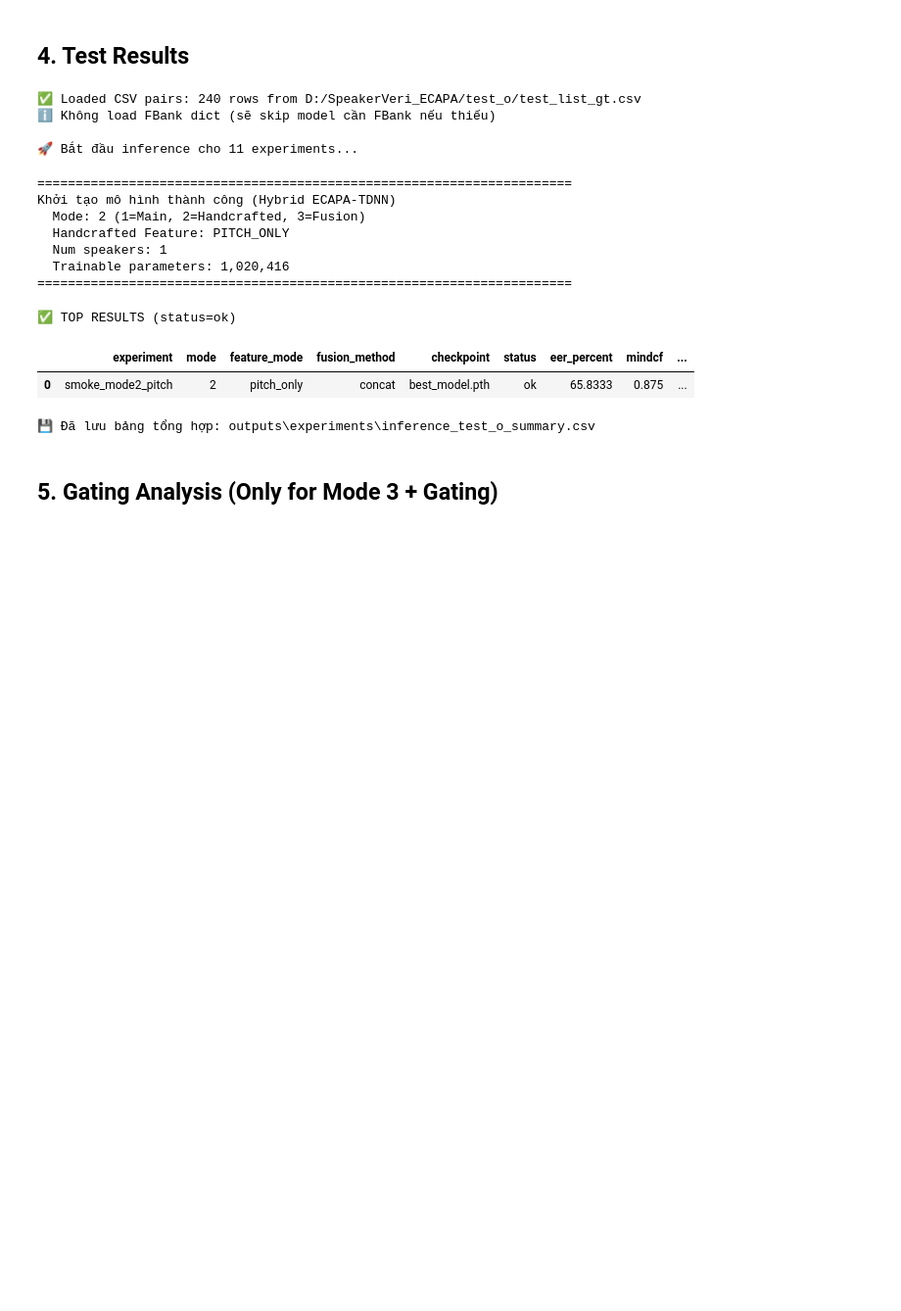
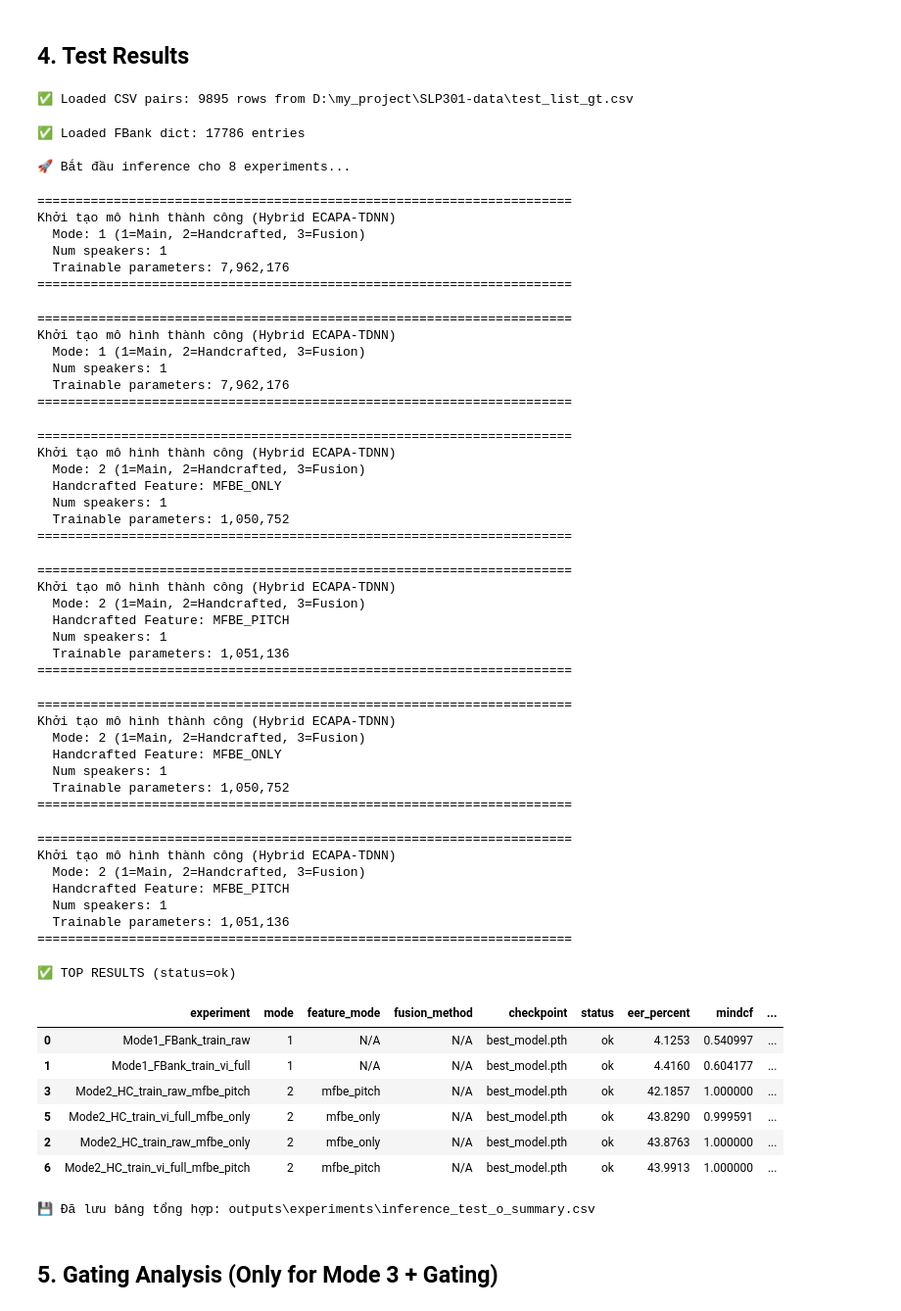
Before and after one commit to 36JungKwan/SpeakerVeri_ECAPA, a Jupyter notebook: train/main.ipynb, the cells around one changed output. Shown at 98% size. Cells and saved outputs as stored; diff of their text form; code cells hidden in the pictures; blank space fills up the shorter version.

Commit message:
done inference

```diff
--- a/train/main.ipynb
+++ b/train/main.ipynb
@@ -316,17 +316,17 @@ except ImportError:
 # ============================================================================
 
 EXPERIMENTS_DIR = "./outputs/experiments"
-CSV_PAIRS_PATH = r"D:/SpeakerVeri_ECAPA/test_o/test_list_gt.csv"
+CSV_PAIRS_PATH = r"D:\my_project\SLP301-data\test_list_gt.csv"
 
 # File FBank dùng chung cho mode 1 & mode 3 (để None nếu không đánh giá mode cần FBank)
-FBANK_PT_PATH = r"D:/SpeakerVeri_ECAPA/test_o/test_O_fbank.pt"
+FBANK_PT_PATH = r"D:\my_project\SLP301-data\test\Fbank.pt"
 
 # Mỗi feature_mode có thể dùng 1 file handcrafted khác nhau.
 # Nếu bạn chỉ có 1 file cho tất cả, đặt cùng 1 đường dẫn cho 3 key.
 HANDCRAFTED_PT_BY_MODE = {
-    "mfbe_pitch": r"D:/SpeakerVeri_ECAPA/test_o/all_features_MFBE_Pitch.pt",
-    "mfbe_only":  r"D:/SpeakerVeri_ECAPA/test_o/all_features_MFBE.pt",
-    "pitch_only": r"D:/SpeakerVeri_ECAPA/test_o/all_features_Pitch.pt",
+    "mfbe_pitch": r"D:\my_project\SLP301-data\test\MFBE_Pitch.pt",
+    "mfbe_only":  r"D:\my_project\SLP301-data\test\MFBE.pt",
+    "pitch_only": r"D:\my_project\SLP301-data\test\Pitch.pt",
 }
 
 DEVICE = torch.device("cuda" if torch.cuda.is_available() else "cpu")
@@ -574,47 +574,85 @@ def run_all_experiments_inference():
                 "mode": mode,
                 "feature_mode": feature_mode,
                 "fusion_method": fusion_method,
                 "status": f"error: {type(ex).__name__}",
                 "error_message": str(ex),
             })
 
     if not results:
         print("⚠ Không có experiment nào được đánh giá.")
         return None
 
     results_df = pd.DataFrame(results)
     ok_df = results_df[results_df["status"] == "ok"].copy()
     if len(ok_df) > 0:
         ok_df = ok_df.sort_values(["eer_percent", "mindcf"], ascending=[True, True])
         print("\n✅ TOP RESULTS (status=ok)")
         display(ok_df.head(20))
     else:
         print("⚠ Không có experiment nào chạy thành công.")
 
     save_path = exp_root / "inference_test_o_summary.csv"
     results_df.to_csv(save_path, index=False, encoding="utf-8-sig")
     print(f"\n💾 Đã lưu bảng tổng hợp: {save_path}")
 
     return results_df
 
 
 results_df = run_all_experiments_inference()
 # %% [output]
-✅ Loaded CSV pairs: 240 rows from D:/SpeakerVeri_ECAPA/test_o/test_list_gt.csv
-ℹ Không load FBank dict (sẽ skip model cần FBank nếu thiếu)
-
-🚀 Bắt đầu inference cho 11 experiments...
+✅ Loaded CSV pairs: 9895 rows from D:\my_project\SLP301-data\test_list_gt.csv
-======================================================================
-Khởi tạo mô hình thành công (Hybrid ECAPA-TDNN)
-  Mode: 2 (1=Main, 2=Handcrafted, 3=Fusion)
-  Handcrafted Feature: PITCH_ONLY
-  Num speakers: 1
-  Trainable parameters: 1,020,416
-======================================================================
+✅ Loaded FBank dict: 17786 entries
+
+🚀 Bắt đầu inference cho 8 experiments...
-✅ TOP RESULTS (status=ok)
+======================================================================
+Khởi tạo mô hình thành công (Hybrid ECAPA-TDNN)
+  Mode: 1 (1=Main, 2=Handcrafted, 3=Fusion)
+  Num speakers: 1
+  Trainable parameters: 7,962,176
+======================================================================
+======================================================================
+Khởi tạo mô hình thành công (Hybrid ECAPA-TDNN)
+  Mode: 1 (1=Main, 2=Handcrafted, 3=Fusion)
+  Num speakers: 1
+  Trainable parameters: 7,962,176
+======================================================================
+======================================================================
+Khởi tạo mô hình thành công (Hybrid ECAPA-TDNN)
+  Mode: 2 (1=Main, 2=Handcrafted, 3=Fusion)
+  Handcrafted Feature: MFBE_ONLY
+  Num speakers: 1
+  Trainable parameters: 1,050,752
+======================================================================
+======================================================================
+Khởi tạo mô hình thành công (Hybrid ECAPA-TDNN)
+  Mode: 2 (1=Main, 2=Handcrafted, 3=Fusion)
+  Handcrafted Feature: MFBE_PITCH
+  Num speakers: 1
+  Trainable parameters: 1,051,136
+======================================================================
+======================================================================
+Khởi tạo mô hình thành công (Hybrid ECAPA-TDNN)
+  Mode: 2 (1=Main, 2=Handcrafted, 3=Fusion)
+  Handcrafted Feature: MFBE_ONLY
+  Num speakers: 1
+  Trainable parameters: 1,050,752
+======================================================================
+======================================================================
+Khởi tạo mô hình thành công (Hybrid ECAPA-TDNN)
+  Mode: 2 (1=Main, 2=Handcrafted, 3=Fusion)
+  Handcrafted Feature: MFBE_PITCH
+  Num speakers: 1
+  Trainable parameters: 1,051,136
+======================================================================
+✅ TOP RESULTS (status=ok)
 |  | experiment | mode | feature_mode | fusion_method | checkpoint | status | eer_percent | mindcf | ... |
-| 0 | smoke_mode2_pitch | 2 | pitch_only | concat | best_model.pth | ok | 65.8333 | 0.875 | ... |
+| 0 | Mode1_FBank_train_raw | 1 | N/A | N/A | best_model.pth | ok | 4.1253 | 0.540997 | ... |
+| 1 | Mode1_FBank_train_vi_full | 1 | N/A | N/A | best_model.pth | ok | 4.4160 | 0.604177 | ... |
+| 3 | Mode2_HC_train_raw_mfbe_pitch | 2 | mfbe_pitch | N/A | best_model.pth | ok | 42.1857 | 1.000000 | ... |
+| 5 | Mode2_HC_train_vi_full_mfbe_only | 2 | mfbe_only | N/A | best_model.pth | ok | 43.8290 | 0.999591 | ... |
+| 2 | Mode2_HC_train_raw_mfbe_only | 2 | mfbe_only | N/A | best_model.pth | ok | 43.8763 | 1.000000 | ... |
+| 6 | Mode2_HC_train_vi_full_mfbe_pitch | 2 | mfbe_pitch | N/A | best_model.pth | ok | 43.9913 | 1.000000 | ... |
-💾 Đã lưu bảng tổng hợp: outputs\experiments\inference_test_o_summary.csv
+💾 Đã lưu bảng tổng hợp: outputs\experiments\inference_test_o_summary.csv
 # %% [markdown]
 ## 5. Gating Analysis (Only for Mode 3 + Gating)
 # %%
```
Also changed, not shown: 1 other file.
